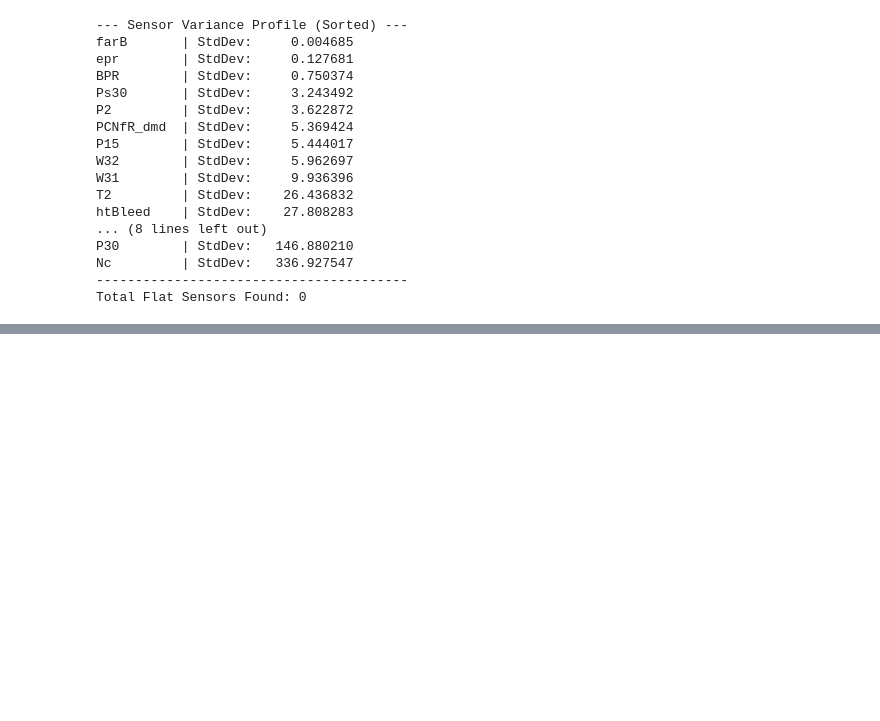
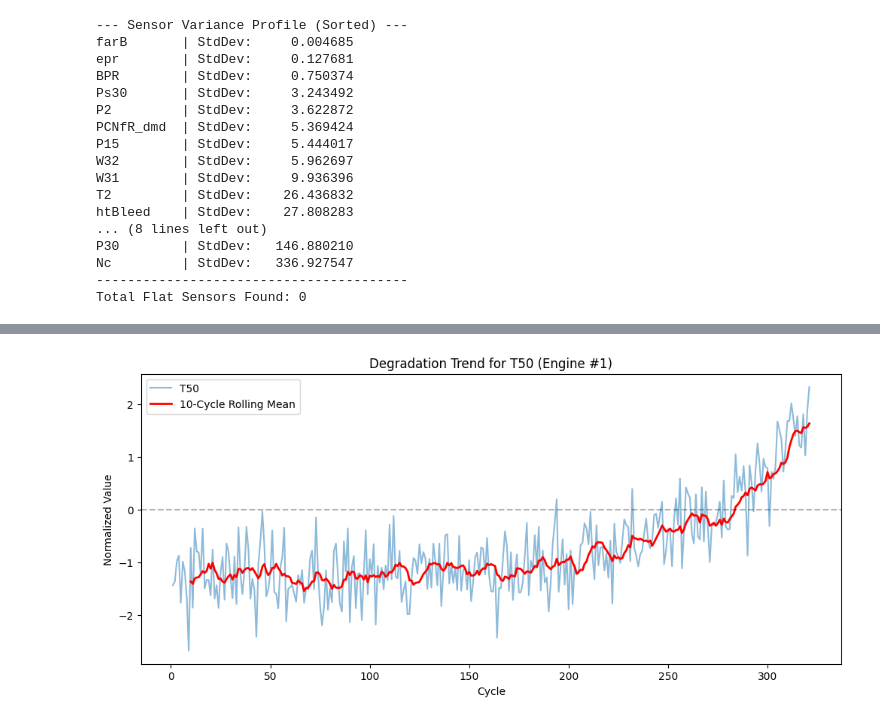
Before and after one commit to borgaonkarjui/survival_analysis_cmapss, a Jupyter notebook: notebooks/exploratory_data_analysis.ipynb, the cells around one changed output, grey strips where cells are left out. Cells and saved outputs as stored; diff of their text form; code cells hidden in the pictures; blank space fills up the shorter version.

```diff
--- a/notebooks/exploratory_data_analysis.ipynb
+++ b/notebooks/exploratory_data_analysis.ipynb
@@ -184,0 +205,3 @@ Total Flat Sensors Found: 0
+# %%
+df_train_semiprocessed = dp.normalize_by_regime(df_regime)
+df_train_semiprocessed.head()
@@ -184,0 +217,4 @@ Total Flat Sensors Found: 0
+# %%
+eda.visualize_degradation_start(df_train_semiprocessed, unit_id=1, sensor='T50')
+# %% [output]
+[figure, added]
```
Also changed, not shown: parts of 6 cells of this notebook.
